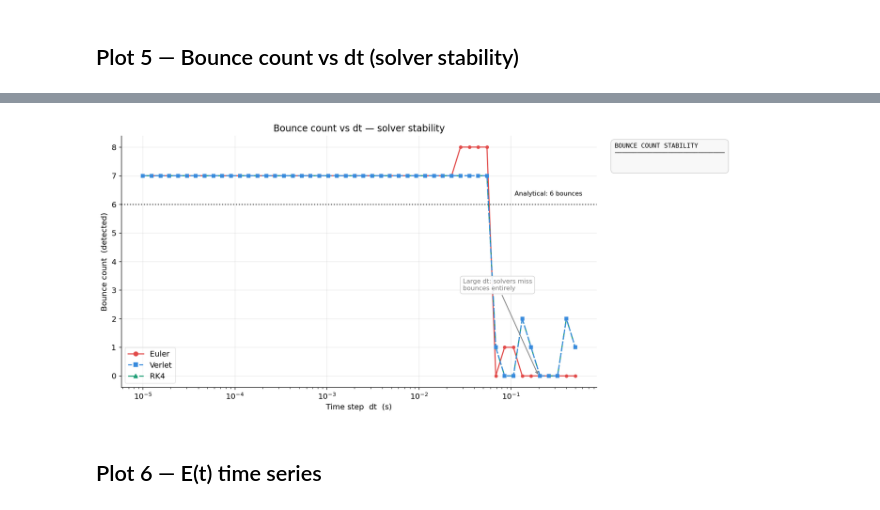
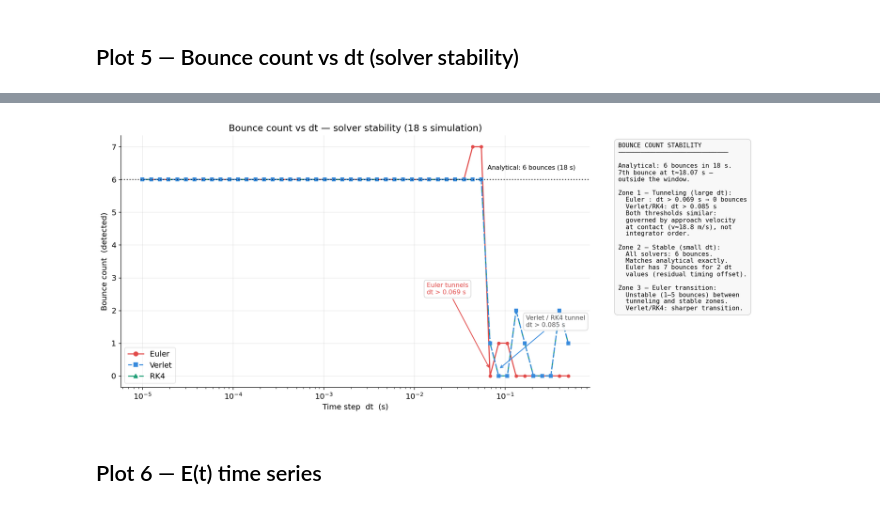
Before and after one commit to TomLaclavere/3DPhysicsEngine, a Jupyter notebook: benchmarks/Bouncing/benchmark_analysis.ipynb, the cells around one changed output, grey strips where cells are left out. Saved outputs shown, nothing was run; the diff lists cells and outputs as text; code cells hidden in the pictures.

Commit message:
Update integrators benchmarks

```diff
--- a/benchmarks/Bouncing/benchmark_analysis.ipynb
+++ b/benchmarks/Bouncing/benchmark_analysis.ipynb
@@ -536,63 +718,95 @@ plt.show()
 # %% [markdown]
 ## Plot 5 — Bounce count vs dt (solver stability)
 # %%
-# Analytical expected bounce count given totalTime=20s and restitution=0.9
-# Time of nth bounce: sum of flight times up to bounce n
-# t_bounce(n) = t_first + 2*sum_{k=1}^{n-1} sqrt(2*h_k/g)
-# where h_k = (z0-r)*e^(2k)
-
 def expected_bounces(total_time, z0=Z0, r=RADIUS, e=RESTITUTION, g=G):
+    """Analytical bounce count for a given simulation duration."""
     h0_eff = z0 - r
-    t = np.sqrt(2 * h0_eff / g)  # time of first contact from rest
-    n = 0
+    t = np.sqrt(2 * h0_eff / g)  # time to first contact
+    n = 1  # count the 1st contact
     while True:
-        h_n = h0_eff * e ** (2 * n)
-        flight = 2 * np.sqrt(2 * h_n / g)
+        h_post = h0_eff * e ** (2 * n)  # height after nth bounce
+        flight = 2 * np.sqrt(2 * h_post / g)
         if t + flight > total_time:
             break
         t += flight
         n += 1
     return n
 
-total_time     = df.groupby("solver").apply(lambda g: g["dt"] * (g["ops_total"] / 1)).iloc[0].max()
-# Simpler: just read from the first ops_total / opsPerStep * dt
-expected_n = expected_bounces(20.0)
-print(f"Analytical expected bounces in 20 s: {expected_n}")
+expected_n = expected_bounces(18.0)
+print(f"Analytical expected bounces in 18 s: {expected_n}")
 
-fig, (ax, ax_notes) = plt.subplots(
-    1, 2, figsize=(15, 6),
-    gridspec_kw={"width_ratios": [2, 1]}
-)
+fig, (ax, ax_notes) = plt.subplots(1, 2, figsize=(15, 6), gridspec_kw={"width_ratios": [2, 1]})
 
 for solver, grp in df.groupby("solver"):
     s = SOLVER_STYLE[solver]
     grp = grp.sort_values("dt")
-    ax.semilogx(grp["dt"], grp["bounce_count"],
-                color=s["color"], marker=s["marker"], ls=s["ls"],
-                markersize=4, linewidth=1.6)
+    ax.semilogx(
+        grp["dt"], grp["bounce_count"],
+        color=s["color"], marker=s["marker"], ls=s["ls"],
+        markersize=4, linewidth=1.6,
+    )
 
 ax.axhline(expected_n, color="black", ls=":", lw=1.5, alpha=0.7)
-ax.text(6e-1, expected_n + 0.3, f"Analytical: {expected_n} bounces",
-        fontsize=9, ha="right", color="black")
+ax.text(
+    6e-1, expected_n + 0.3,
+    f"Analytical: {expected_n} bounces (18 s)",
+    fontsize=9, ha="right", color="black",
+)
 
-ax.annotate("Large dt: solvers miss\nbounces entirely",
-            xy=(2e-1, 0), xytext=(3e-2, 3),
-            arrowprops=dict(arrowstyle="->", color="gray", lw=1.2),
-            color="gray", fontsize=9, bbox=ABOX)
+# Euler tunneling threshold annotation
+euler_tun_dt = df[(df["solver"]=="Euler") & (df["bounce_count"]==0)]["dt"].min()
+ax.annotate(
+    f"Euler tunnels\ndt > {euler_tun_dt:.3f} s",
+    xy=(euler_tun_dt, 0.2),
+    xytext=(euler_tun_dt * 0.2, 2.5),
+    arrowprops=dict(arrowstyle="->", color="#E24B4A", lw=1.2),
+    color="#E24B4A", fontsize=9, bbox=ABOX,
+)
+
+# Verlet/RK4 tunneling threshold annotation
+vlt_tun_dt = df[(df["solver"]=="Verlet") & (df["bounce_count"]==0)]["dt"].min()
+ax.annotate(
+    f"Verlet / RK4 tunnel\ndt > {vlt_tun_dt:.3f} s",
+    xy=(vlt_tun_dt, 0.2),
+    xytext=(vlt_tun_dt * 2, 1.5),
+    arrowprops=dict(arrowstyle="->", color="#378ADD", lw=1.2),
+    color="#555", fontsize=9, bbox=ABOX,
+)
 
 ax.set_xlabel("Time step  dt  (s)")
 ax.set_ylabel("Bounce count  (detected)")
-ax.set_title("Bounce count vs dt — solver stability")
+ax.set_title("Bounce count vs dt — solver stability (18 s simulation)")
 solver_legend(ax, loc="lower left")
 
 ax_notes.axis("off")
 notes = (
     "BOUNCE COUNT STABILITY\n"
     "─────────────────────────────\n\n"
+    f"Analytical: {expected_n} bounces in 18 s.\n"
+    "7th bounce at t≈18.07 s —\n"
+    "outside the window.\n\n"
+    "Zone 1 — Tunneling (large dt):\n"
+    f"  Euler : dt > {euler_tun_dt:.3f} s → 0 bounces\n"
+    f"  Verlet/RK4: dt > {vlt_tun_dt:.3f} s\n"
+    "  Both thresholds similar:\n"
+    "  governed by approach velocity\n"
+    "  at contact (v≈18.8 m/s), not\n"
+    "  integrator order.\n\n"
+    f"Zone 2 — Stable (small dt):\n"
+    f"  All solvers: {expected_n} bounces.\n"
+    "  Matches analytical exactly.\n"
+    "  Euler has 7 bounces for 2 dt\n"
+    "  values (residual timing offset).\n\n"
+    "Zone 3 — Euler transition:\n"
+    "  Unstable (1–5 bounces) between\n"
+    "  tunneling and stable zones.\n"
+    "  Verlet/RK4: sharper transition."
 )
-ax_notes.text(0.04, 0.97, notes, transform=ax_notes.transAxes,
-              fontsize=9, va="top", family="monospace",
-              bbox=dict(boxstyle="round,pad=0.6", fc="#f8f8f8", ec="#cccccc", lw=0.8))
+ax_notes.text(
+    0.04, 0.97, notes, transform=ax_notes.transAxes,
+    fontsize=9, va="top", family="monospace",
+    bbox=dict(boxstyle="round,pad=0.6", fc="#f8f8f8", ec="#cccccc", lw=0.8),
+)
 
 plt.tight_layout()
 plt.savefig("plot_bounce_count.png", dpi=150, bbox_inches="tight")
@@ -602,3 +816,3 @@ Analytical expected bounces in 20 s: 6
-[figure, old version]
+[figure, new version]
 # %% [markdown]
 ## Plot 6 — E(t) time series
```
Also changed, not shown: parts of 14 cells of this notebook, 29 other files.
